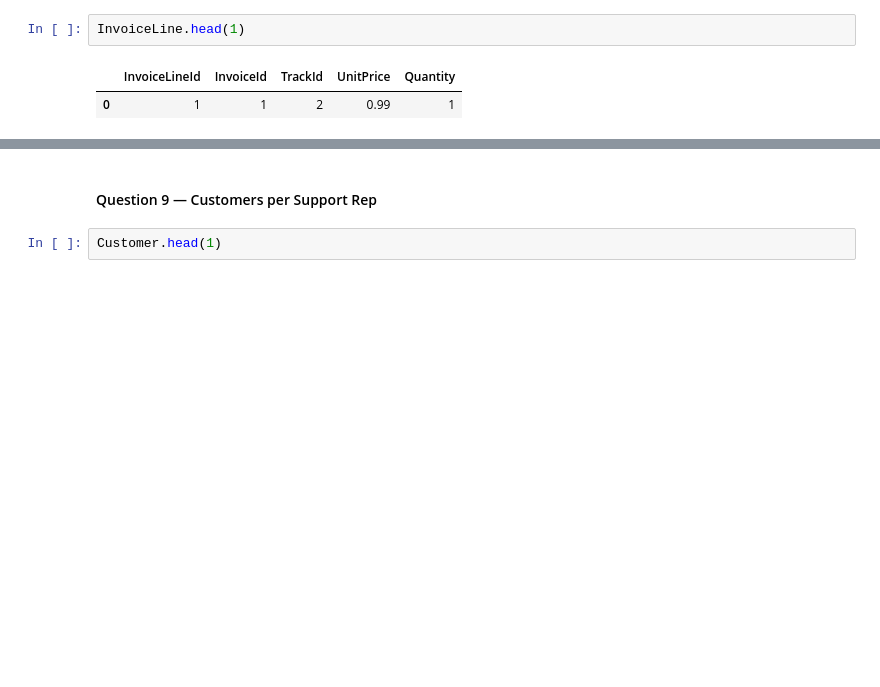
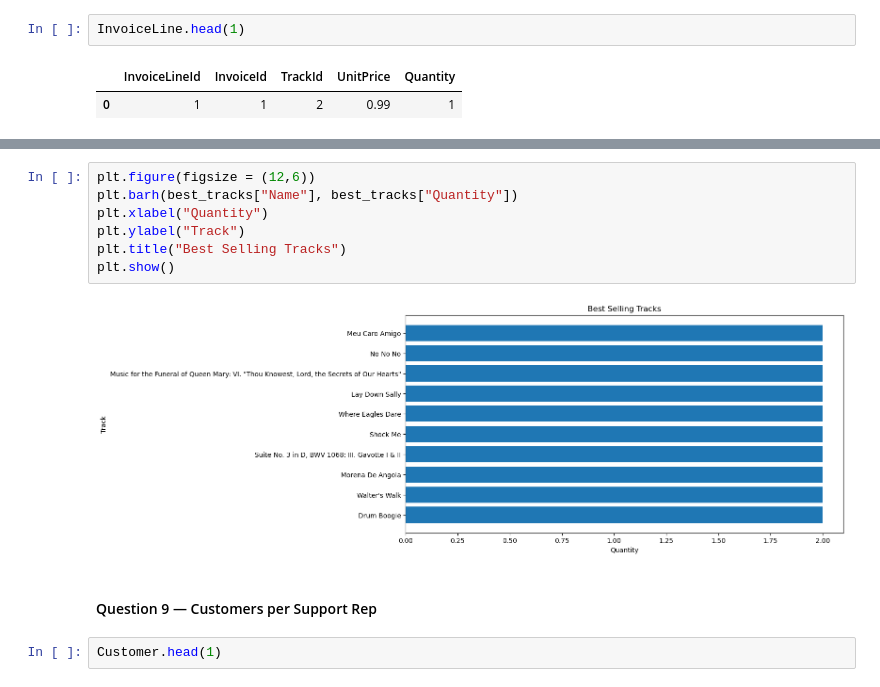
Before and after one commit to olaoluwaoyebola/PORA-Data-Science, a Jupyter notebook: Python/Assignment_Notebook_Pandas_SQLite.ipynb, the cells around one changed output, grey strips where cells are left out. Cells and saved outputs as stored; diff of their text form; blank space fills up the shorter version.

```diff
--- a/Python/Assignment_Notebook_Pandas_SQLite.ipynb
+++ b/Python/Assignment_Notebook_Pandas_SQLite.ipynb
@@ -317,3 +348,12 @@ best_tracks.merge(Track, on="TrackId")
+# %%
+plt.figure(figsize = (12,6))
+plt.barh(best_tracks["Name"], best_tracks["Quantity"])
+plt.xlabel("Quantity")
+plt.ylabel("Track")
+plt.title("Best Selling Tracks")
+plt.show()
+# %% [output]
+[figure, added]
 # %% [markdown]
 #### Question 9 — Customers per Support Rep
 # %%
```
Also changed, not shown: parts of 6 cells of this notebook.
